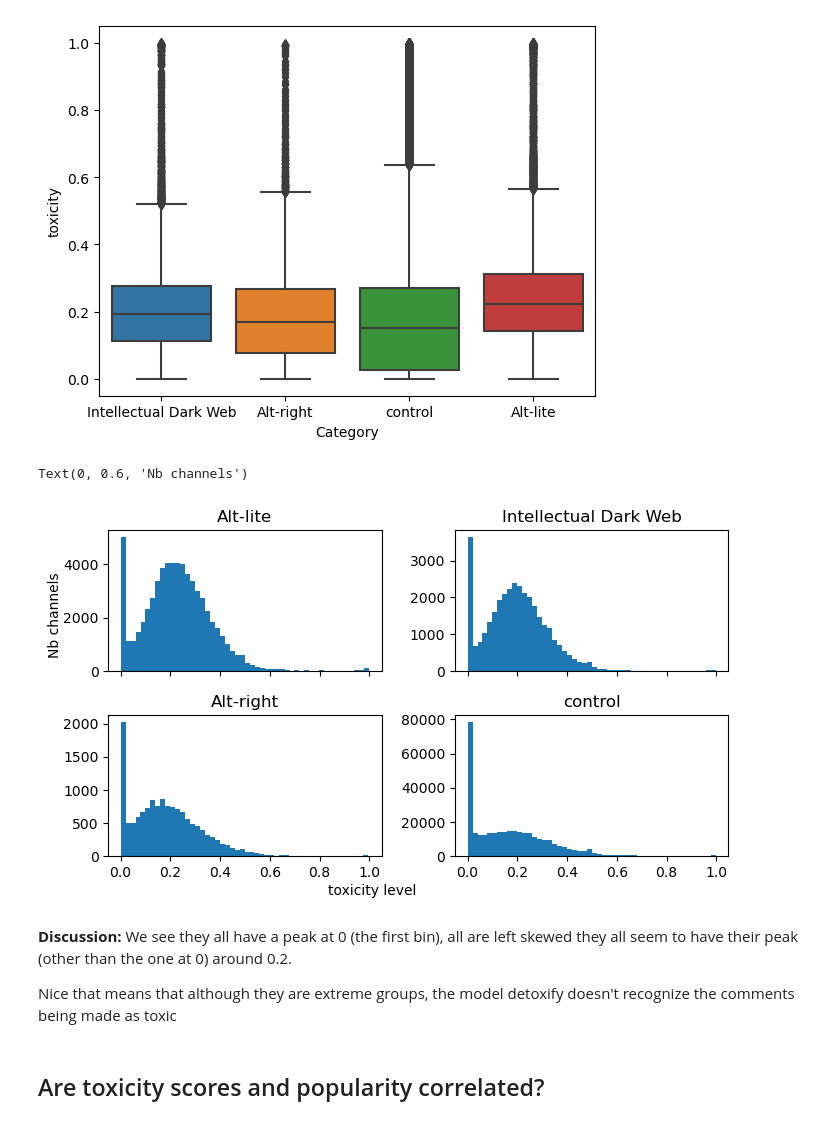
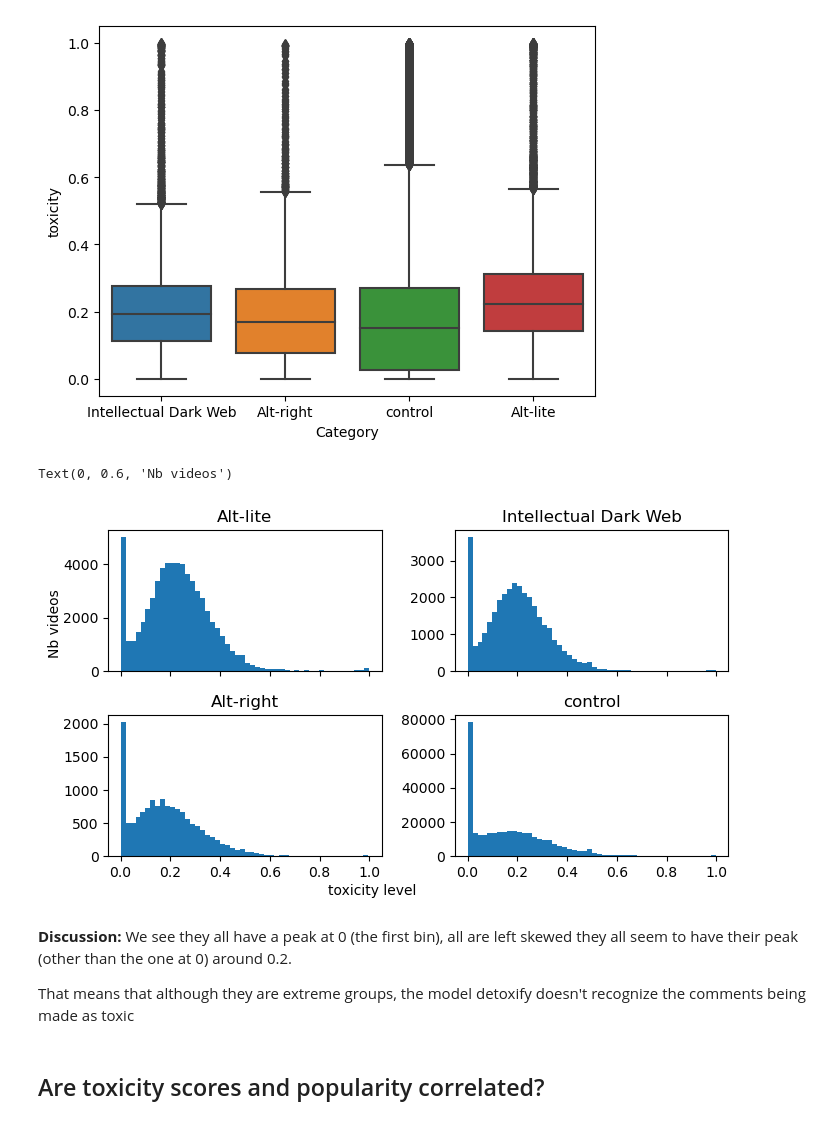
Before and after one commit to epfl-ada/ada-2022-project-strauss, a Jupyter notebook: toxic_communities.ipynb, the cells around one changed output. Drawn from its saved outputs; the diff is of its cells as text; code cells hidden in the pictures.

```diff
--- a/toxic_communities.ipynb
+++ b/toxic_communities.ipynb
@@ -139,26 +139,26 @@ ax = sns.boxplot(x="Category", y="toxicity", data=df_final.loc[df_final['Categor
 # %%
 #define an histogram for the distribution
 fig, ax = plt.subplots(2,2,figsize= (7,4), sharey = False, sharex = True) #chose sharey=False as we are interested
 #the distribution, not the exact values
 list_category=['Alt-lite', 'Alt-right', 'Intellectual Dark Web', 'control']
 
 for i in range(4):
     sbplt = ax[i%2, math.floor(i/2)]
     df=df_extreme.loc[df_extreme['Category']==list_category[i]]
     sbplt.hist(df['toxicity'].values, bins = 50)
     sbplt.set_title(list_category[i])
 
 fig.tight_layout()
 
 fig.text(0.4,0, "toxicity level")
-fig.text(0,0.6, "Nb channels", rotation = 90)
+fig.text(0,0.6, "Nb videos", rotation = 90)
 # %% [output]
-Text(0, 0.6, 'Nb channels')
+Text(0, 0.6, 'Nb videos')
-[figure, old version]
+[figure, new version]
 # %% [markdown]
 **Discussion:** We see they all have a peak at 0 (the first bin), all are left skewed they all seem to have their peak (other than the one at 0) around 0.2.
 
-Nice that means that although they are extreme groups, the model detoxify doesn't recognize the comments being made as toxic
+That means that although they are extreme groups, the model detoxify doesn't recognize the comments being made as toxic
 # %% [markdown]
 ## Are toxicity scores and popularity correlated?
 # %% [markdown]
```
Also changed, not shown: parts of 16 cells of this notebook.
